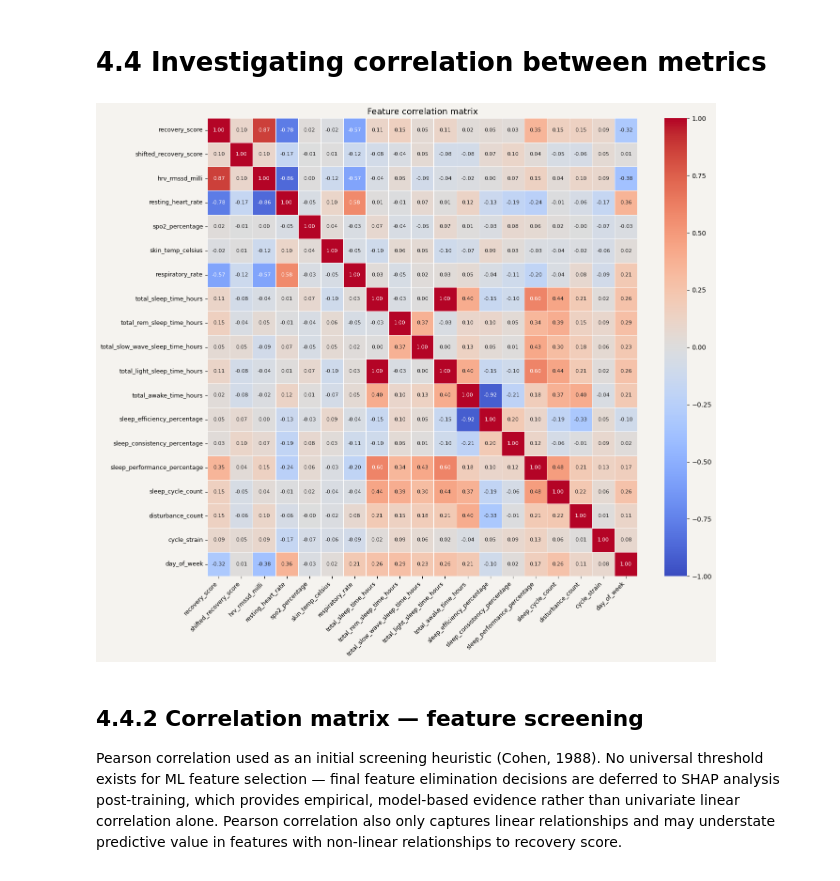
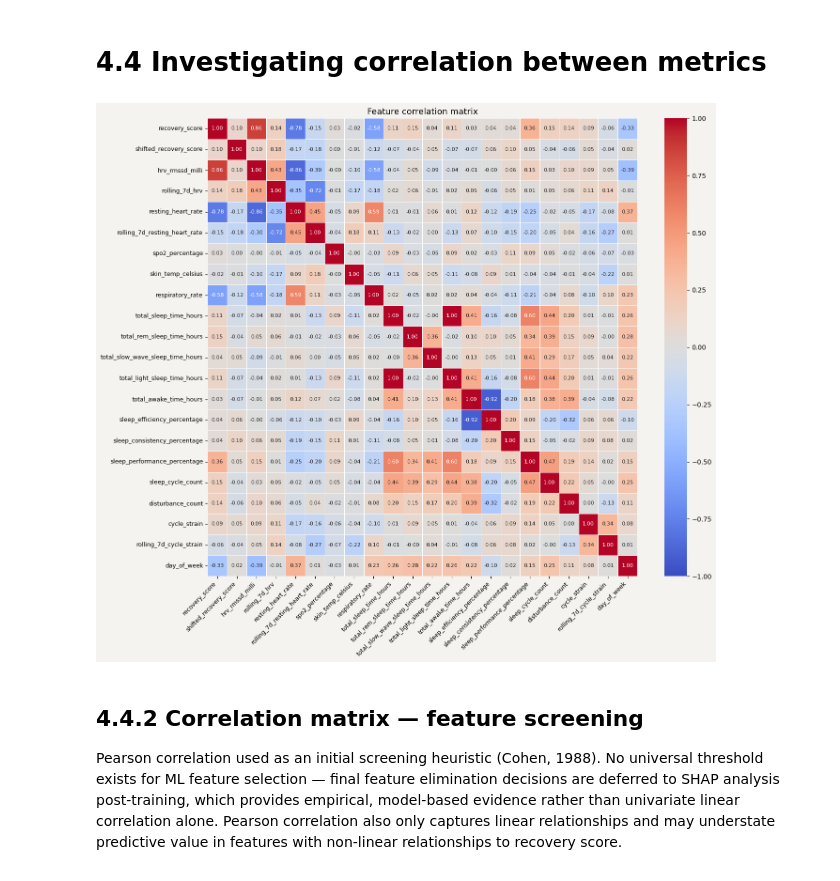
Before and after one commit to JordanPickles/whoop-recovery-predictor, a Jupyter notebook: notebooks/01_eda.ipynb, the cells around one changed output. Cells and saved outputs as stored; diff of their text form; code cells hidden in the pictures.

```diff
--- a/notebooks/01_eda.ipynb
+++ b/notebooks/01_eda.ipynb
@@ -801,11 +801,18 @@ print(df_wrangled.columns.tolist())
 # %% [markdown]
 # 4.4 Investigating correlation between metrics
 # %%
+df_wrangled['rolling_7d_cycle_strain'] = df_wrangled['cycle_strain'].rolling(window=7, min_periods=3).mean()
+df_wrangled['rolling_7d_hrv'] = df_wrangled['hrv_rmssd_milli'].rolling(window=7, min_periods=3).mean()
+df_wrangled['rolling_7d_resting_heart_rate'] = df_wrangled['resting_heart_rate'].rolling(window=7, min_periods=3).mean()
+
+
 corr_cols = [
     'recovery_score',
     'shifted_recovery_score',
     'hrv_rmssd_milli',
+    'rolling_7d_hrv',
     'resting_heart_rate',
+    'rolling_7d_resting_heart_rate',
     'spo2_percentage',
     'skin_temp_celsius',
     'respiratory_rate',
@@ -820,36 +827,37 @@ corr_cols = [
     'sleep_cycle_count',
     'disturbance_count',
     'cycle_strain',
+    'rolling_7d_cycle_strain',
     'day_of_week',
 ]
 
 corr_matrix = df_wrangled[corr_cols].corr()
 
 fig, ax = plt.subplots(figsize=(14, 12))
 fig.patch.set_facecolor('#f5f3ef')
 ax.set_facecolor('#f5f3ef')
 
 sns.heatmap(
     corr_matrix,
     annot=True,
     fmt='.2f',
     cmap='coolwarm',
     center=0,
     vmin=-1,
     vmax=1,
     linewidths=0.5,
     linecolor='white',
     ax=ax,
     annot_kws={'size': 8}
 )
 
 ax.set_title('Feature correlation matrix', fontsize=13)
 plt.xticks(rotation=45, ha='right', fontsize=9)
 plt.yticks(fontsize=9)
 plt.tight_layout()
 plt.show()
 # %% [output]
-[figure, old version]
+[figure, new version]
 # %% [markdown]
 ## 4.4.2 Correlation matrix — feature screening
 
```
Also changed, not shown: parts of 10 cells of this notebook, 1 other file.
